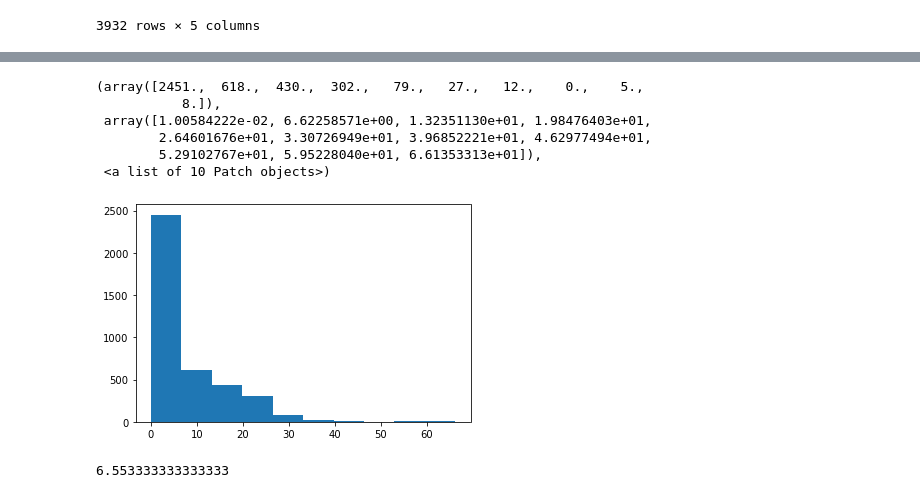
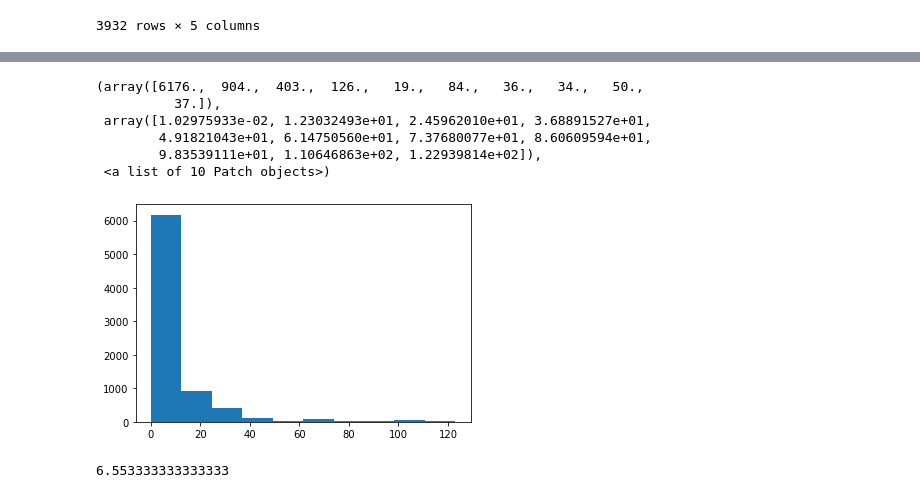
Before and after one commit to akuczala/windsite, a Jupyter notebook: notebooks/techno-opt.ipynb, the cells around one changed output, grey strips where cells are left out. Drawn from its saved outputs; the diff is of its cells as text; code cells hidden in the pictures.

```diff
--- a/notebooks/techno-opt.ipynb
+++ b/notebooks/techno-opt.ipynb
@@ -77,3 +91,6 @@ trans_df
 | 106583 | 106583 | 882 | 41.728283 | -122.630512 | 26.690433 |
 | 108380 | 108380 | 851 | 41.997997 | -123.788704 | 3.340916 |
 3932 rows × 5 columns
+# %%
+trans_df = pd.read_pickle('../data/trans-df-tx.pkl')
+trans_df
@@ -80,13 +111,13 @@ trans_df
 # %%
-plt.hist(trans_dist_list)
+plt.hist(trans_df['distance'])
 # %% [output]
-(array([2451.,  618.,  430.,  302.,   79.,   27.,   12.,    0.,    5.,
-           8.]),
- array([1.00584222e-02, 6.62258571e+00, 1.32351130e+01, 1.98476403e+01,
-        2.64601676e+01, 3.30726949e+01, 3.96852221e+01, 4.62977494e+01,
-        5.29102767e+01, 5.95228040e+01, 6.61353313e+01]),
+(array([6176.,  904.,  403.,  126.,   19.,   84.,   36.,   34.,   50.,
+          37.]),
+ array([1.02975933e-02, 1.23032493e+01, 2.45962010e+01, 3.68891527e+01,
+        4.91821043e+01, 6.14750560e+01, 7.37680077e+01, 8.60609594e+01,
+        9.83539111e+01, 1.10646863e+02, 1.22939814e+02]),
  <a list of 10 Patch objects>)
-[figure, old version]
+[figure, new version]
 # %%
 3932/10/60
 # %% [output]
```
Also changed, not shown: parts of 22 cells of this notebook, 53 other files.
